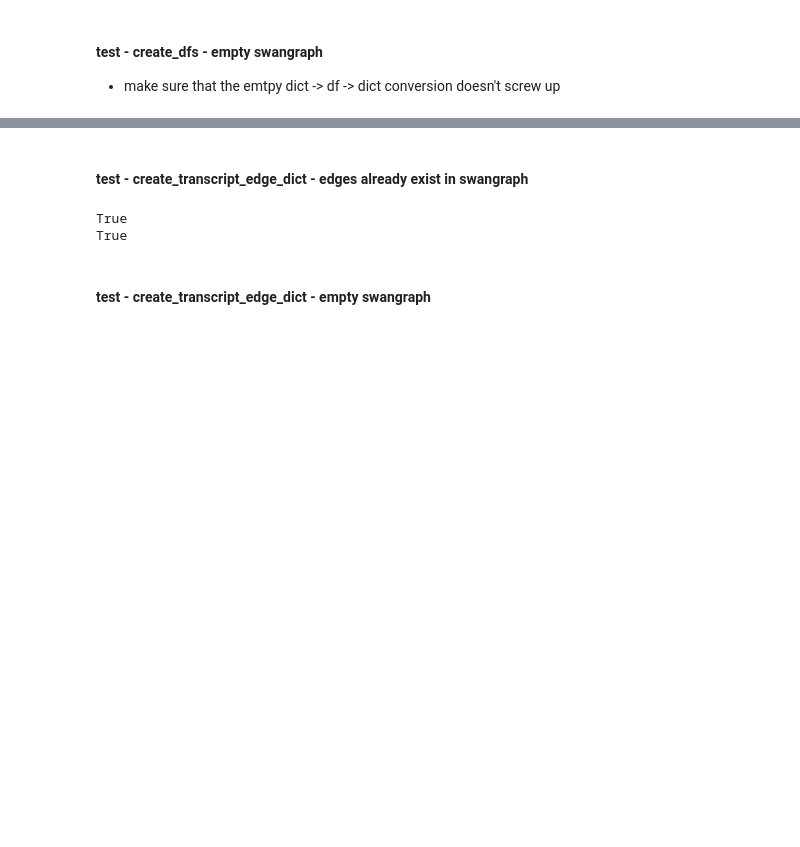
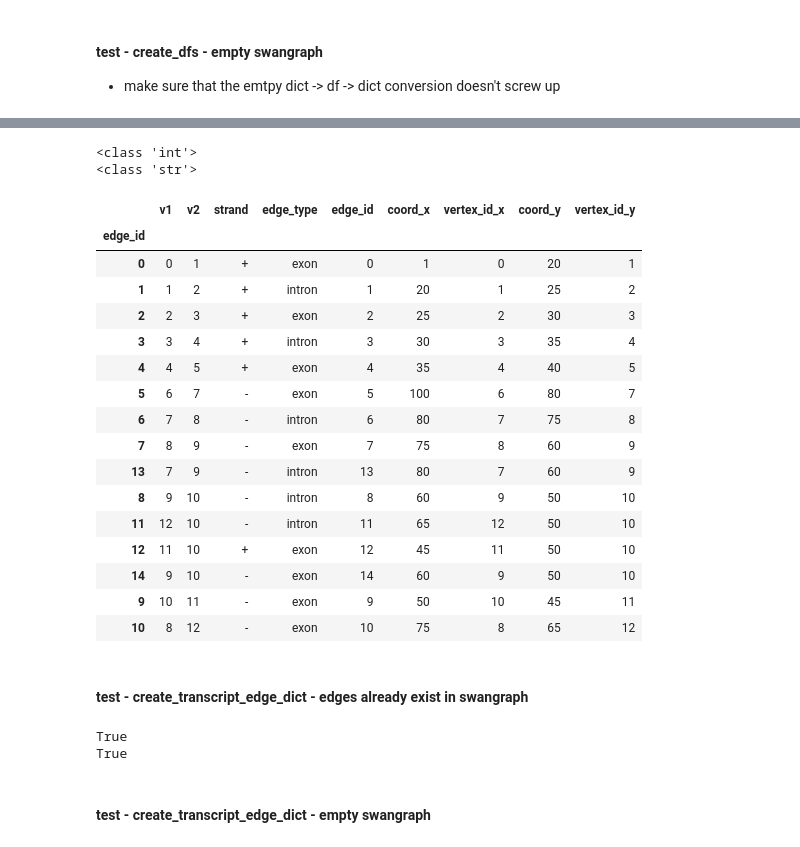
Before and after one commit to mortazavilab/swan_vis, a Jupyter notebook: tutorials/test_dev.ipynb, the cells around one changed output, grey strips where cells are left out. Cells and saved outputs as stored; diff of their text form; code cells hidden in the pictures; blank space fills up the shorter version.

```diff
--- a/tutorials/test_dev.ipynb
+++ b/tutorials/test_dev.ipynb
@@ -12,0 +90,6 @@ import scipy.stats as st
+# %%
+print(type(t[0]))
+print(type(c[0]))
+# %% [output]
+<class 'int'>
+<class 'str'>
@@ -13,3 +103,23 @@ import scipy.stats as st
+# %%
+edge_df
+# %% [output]
+|  | v1 | v2 | strand | edge_type | edge_id | coord_x | vertex_id_x | coord_y | vertex_id_y |
+| edge_id |  |  |  |  |  |  |  |  |  |
+| 0 | 0 | 1 | + | exon | 0 | 1 | 0 | 20 | 1 |
+| 1 | 1 | 2 | + | intron | 1 | 20 | 1 | 25 | 2 |
+| 2 | 2 | 3 | + | exon | 2 | 25 | 2 | 30 | 3 |
+| 3 | 3 | 4 | + | intron | 3 | 30 | 3 | 35 | 4 |
+| 4 | 4 | 5 | + | exon | 4 | 35 | 4 | 40 | 5 |
+| 5 | 6 | 7 | - | exon | 5 | 100 | 6 | 80 | 7 |
+| 6 | 7 | 8 | - | intron | 6 | 80 | 7 | 75 | 8 |
+| 7 | 8 | 9 | - | exon | 7 | 75 | 8 | 60 | 9 |
+| 13 | 7 | 9 | - | intron | 13 | 80 | 7 | 60 | 9 |
+| 8 | 9 | 10 | - | intron | 8 | 60 | 9 | 50 | 10 |
+| 11 | 12 | 10 | - | intron | 11 | 65 | 12 | 50 | 10 |
+| 12 | 11 | 10 | + | exon | 12 | 45 | 11 | 50 | 10 |
+| 14 | 9 | 10 | - | exon | 14 | 60 | 9 | 50 | 10 |
+| 9 | 10 | 11 | - | exon | 9 | 50 | 10 | 45 | 11 |
+| 10 | 8 | 12 | - | exon | 10 | 75 | 8 | 65 | 12 |
 # %% [markdown]
 #### test - create_transcript_edge_dict - edges already exist in swangraph
 # %%
```
Also changed, not shown: parts of 4 cells of this notebook, 3 other files.
